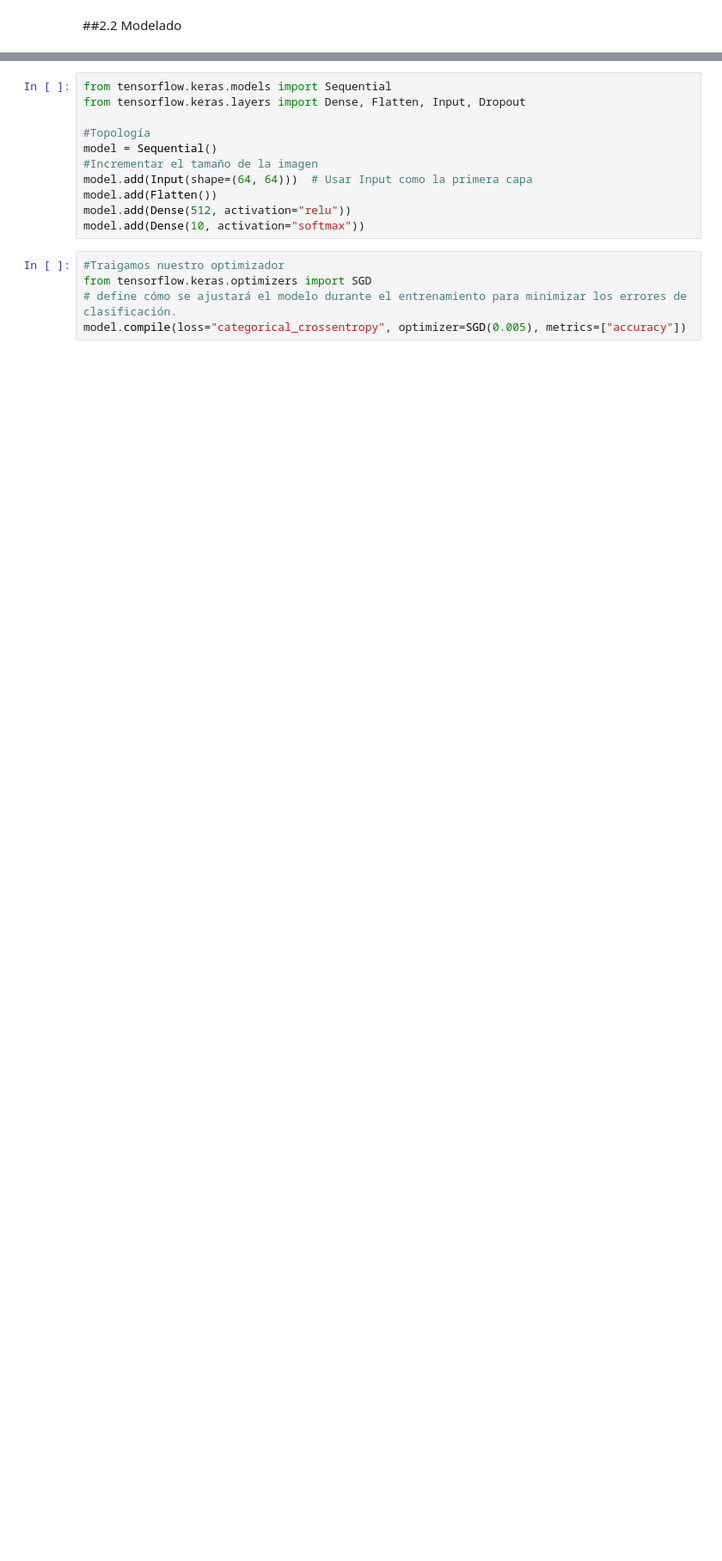
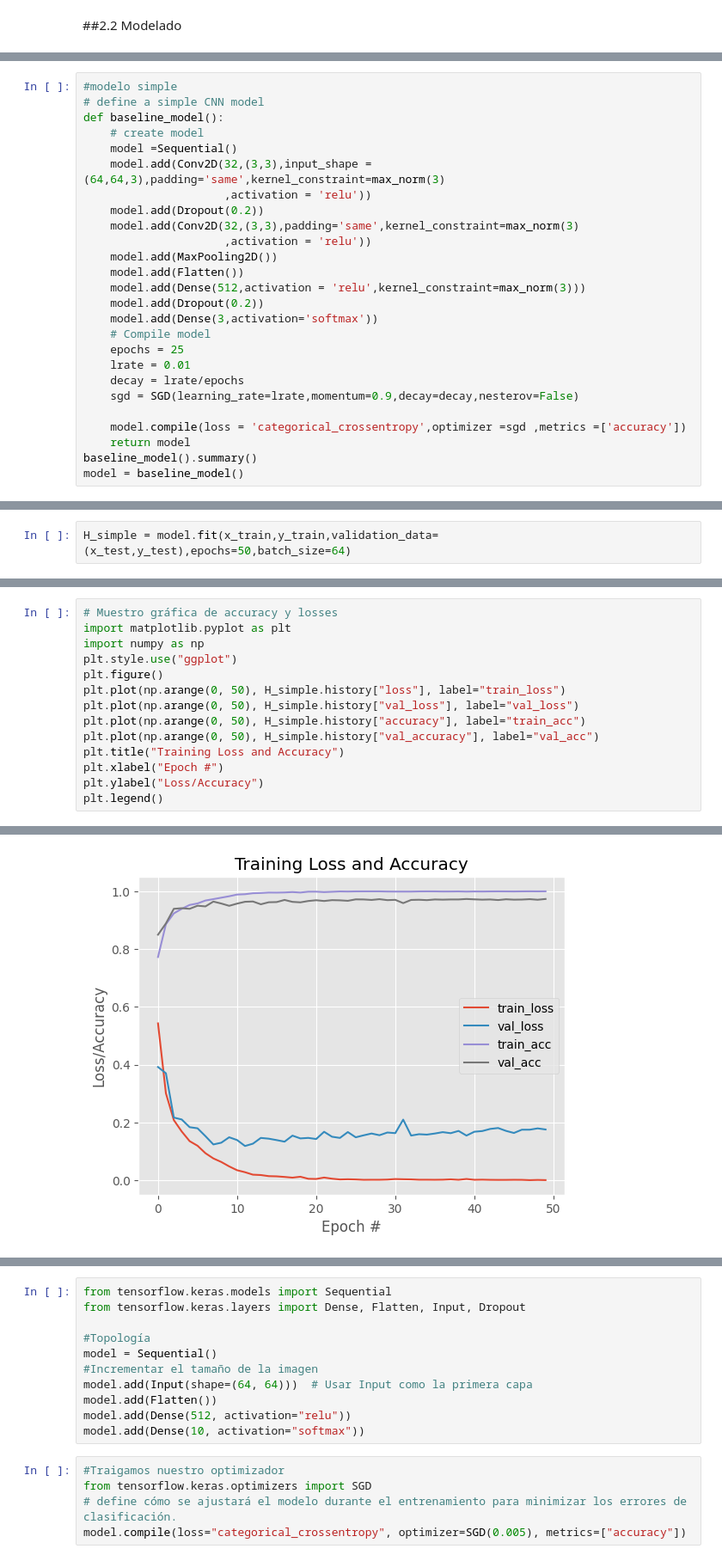
Before and after one commit to gersonviav/cnn_clasification_shoes_sandal_boots, a Jupyter notebook: CNN_MAESTRIA.ipynb, the cells around one changed output, grey strips where cells are left out. Shown at 86% size. Saved outputs shown, nothing was run; the diff lists cells and outputs as text; blank space fills up the shorter version.

```diff
--- a/CNN_MAESTRIA.ipynb
+++ b/CNN_MAESTRIA.ipynb
@@ -270,0 +370,26 @@ print(y_te.shape)
+# %%
+#modelo simple
+# define a simple CNN model
+def baseline_model():
+    # create model
+    model =Sequential()
+    model.add(Conv2D(32,(3,3),input_shape = (64,64,3),padding='same',kernel_constraint=max_norm(3)
+                     ,activation = 'relu'))
+    model.add(Dropout(0.2))
+    model.add(Conv2D(32,(3,3),padding='same',kernel_constraint=max_norm(3)
+                     ,activation = 'relu'))
+    model.add(MaxPooling2D())
+    model.add(Flatten())
+    model.add(Dense(512,activation = 'relu',kernel_constraint=max_norm(3)))
+    model.add(Dropout(0.2))
+    model.add(Dense(3,activation='softmax'))
+    # Compile model
+    epochs = 25
+    lrate = 0.01
+    decay = lrate/epochs
+    sgd = SGD(learning_rate=lrate,momentum=0.9,decay=decay,nesterov=False)
+
+    model.compile(loss = 'categorical_crossentropy',optimizer =sgd ,metrics =['accuracy'])
+    return model
+baseline_model().summary()
+model = baseline_model()
@@ -270,0 +420,2 @@ print(y_te.shape)
+# %%
+H_simple = model.fit(x_train,y_train,validation_data=(x_test,y_test),epochs=50,batch_size=64)
@@ -270,0 +440,15 @@ print(y_te.shape)
+# %%
+# Muestro gráfica de accuracy y losses
+import matplotlib.pyplot as plt
+import numpy as np
+plt.style.use("ggplot")
+plt.figure()
+plt.plot(np.arange(0, 50), H_simple.history["loss"], label="train_loss")
+plt.plot(np.arange(0, 50), H_simple.history["val_loss"], label="val_loss")
+plt.plot(np.arange(0, 50), H_simple.history["accuracy"], label="train_acc")
+plt.plot(np.arange(0, 50), H_simple.history["val_accuracy"], label="val_acc")
+plt.title("Training Loss and Accuracy")
+plt.xlabel("Epoch #")
+plt.ylabel("Loss/Accuracy")
+plt.legend()
+# %% [output]
@@ -270,0 +456 @@ print(y_te.shape)
+[figure, added]
```
Also changed, not shown: parts of 30 cells of this notebook.
